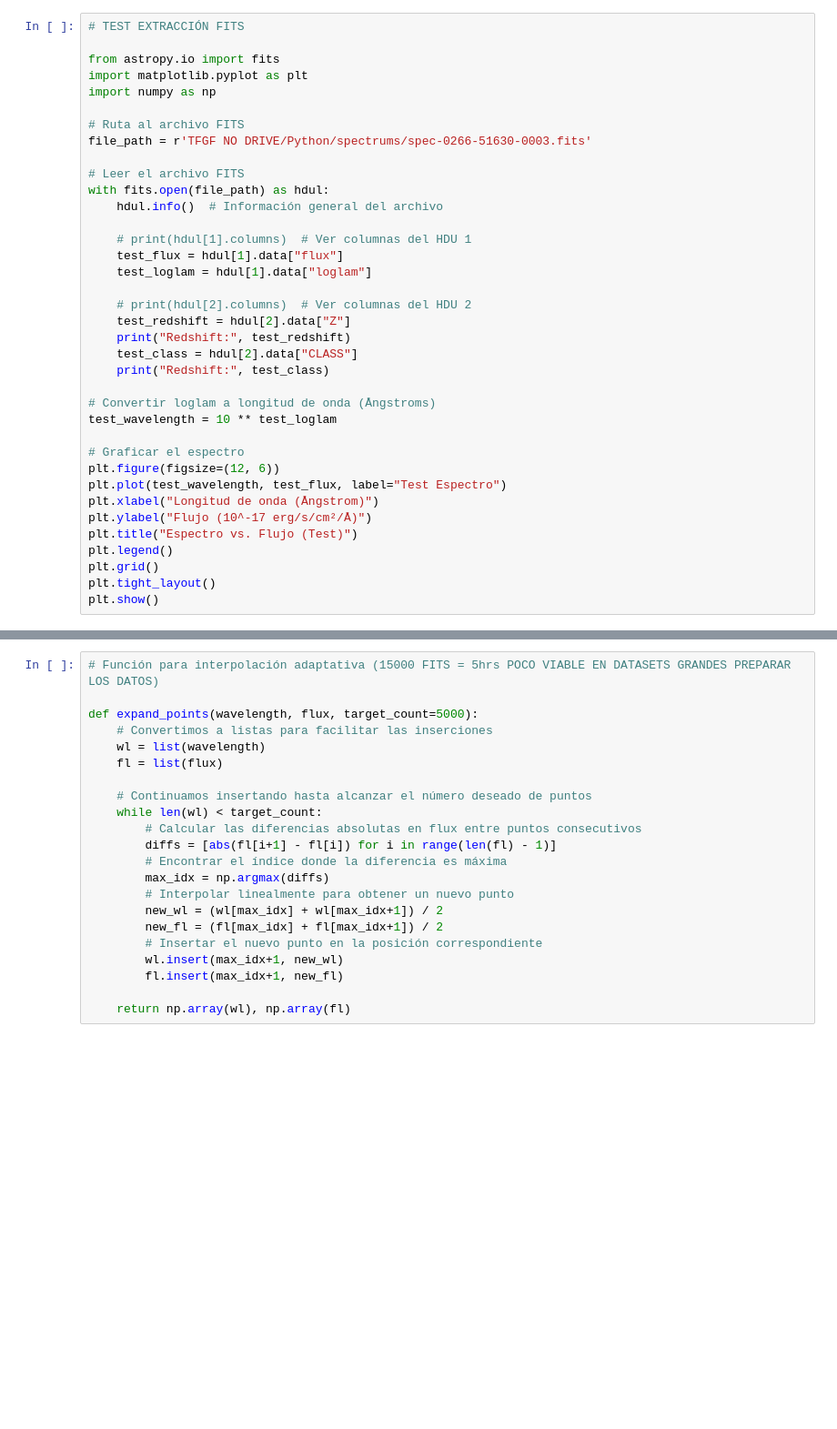
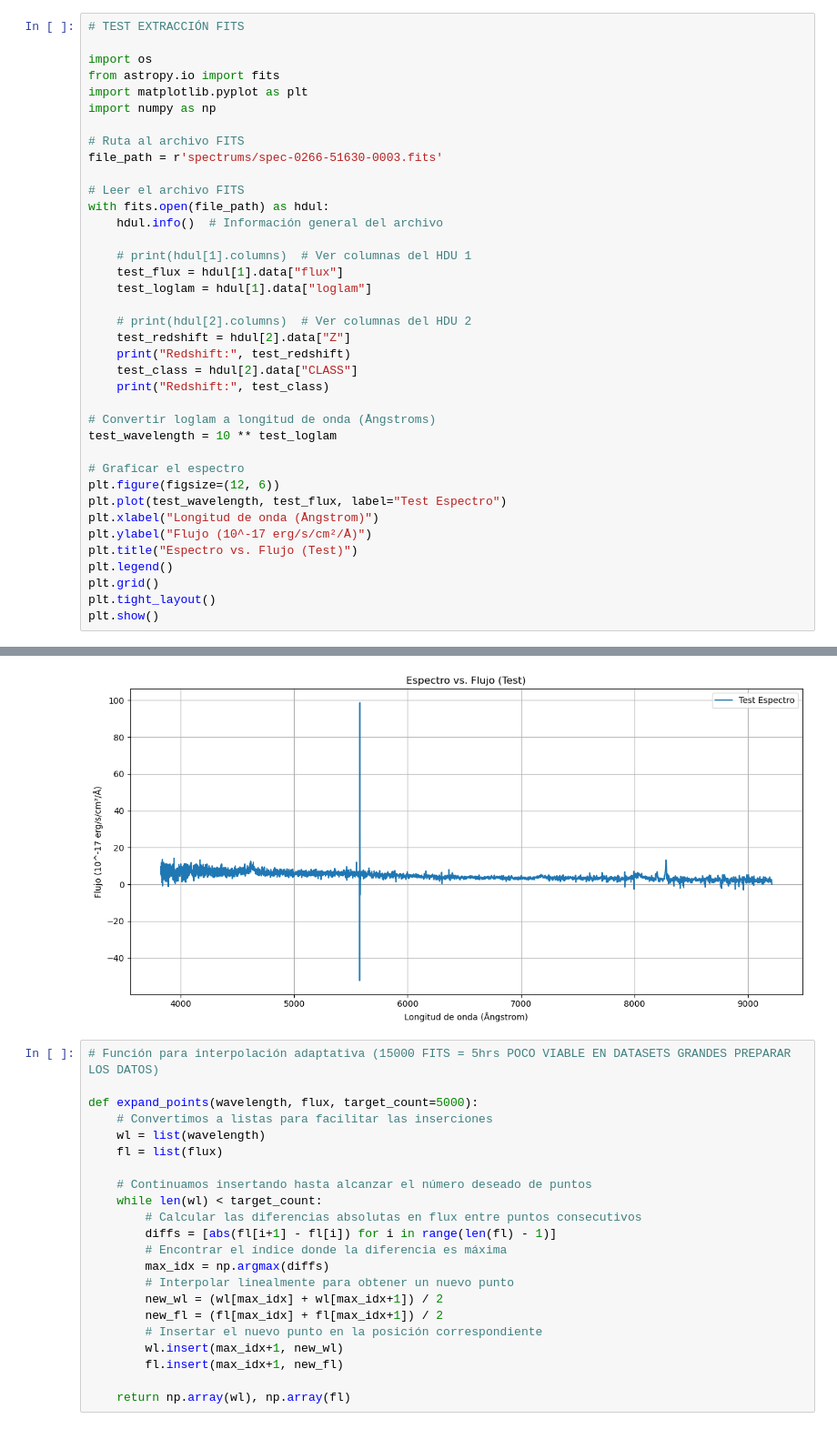
Before and after one commit to albertnica/TFGF-albertnica, a Jupyter notebook: spectra processing.ipynb, the cells around one changed output, grey strips where cells are left out. Shown: that part at 91% size. Saved outputs shown, nothing was run; the diff lists cells and outputs as text; blank space fills up the shorter version.

```diff
--- a/spectra processing.ipynb
+++ b/spectra processing.ipynb
@@ -9,12 +9,13 @@ print(os.getcwd())  # Verifica que cambió correctamente
 # %%
 # TEST EXTRACCIÓN FITS
 
+import os
 from astropy.io import fits
 import matplotlib.pyplot as plt
 import numpy as np
 
 # Ruta al archivo FITS
-file_path = r'TFGF NO DRIVE/Python/spectrums/spec-0266-51630-0003.fits'
+file_path = r'spectrums/spec-0266-51630-0003.fits'
 
 # Leer el archivo FITS
 with fits.open(file_path) as hdul:
@@ -43,3 +44,4 @@ plt.legend()
 plt.grid()
 plt.tight_layout()
 plt.show()
+# %% [output]
@@ -46,3 +56,4 @@ plt.show()
+[figure, added]
 # %%
 # Función para interpolación adaptativa (15000 FITS = 5hrs POCO VIABLE EN DATASETS GRANDES PREPARAR LOS DATOS)
 
```
Also changed, not shown: parts of 5 cells of this notebook, 3 other files.
